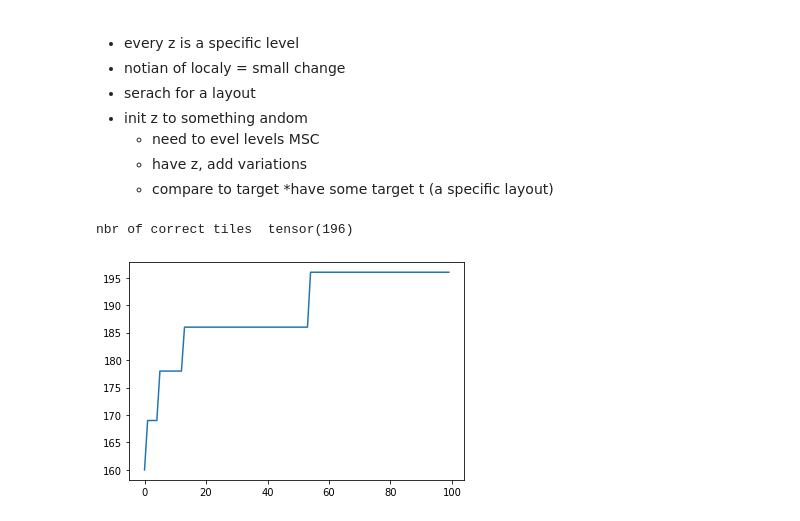
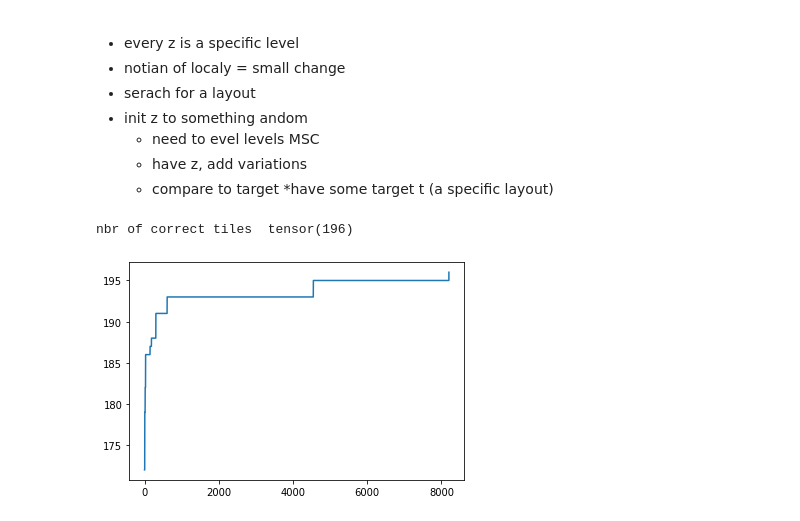
Before and after one commit to MariaRadmer/DeepLearn, a Jupyter notebook: labs/Lab6.ipynb, the cells around one changed output. Cells and saved outputs as stored; diff of their text form; code cells hidden in the pictures.

```diff
--- a/labs/Lab6.ipynb
+++ b/labs/Lab6.ipynb
@@ -114,32 +114,34 @@ def eval(new_levels,target_level):
       evel_best = new_sum
   return evel_best_level,evel_best
 
 def makeNoise(mul,variations):
   return mul * torch.randn((variations, z_dim))
 
 ys = []
 
-for x in range(itr):
+best = 14*14
+
+while best_value< best:
   rand_torch = makeNoise(mul,variations)
   start = vae.decode(rand_torch)
   new_level,eval_value = eval(start,target)
 
   if eval_value > best_value:
     best_value = eval_value
     best_level = new_level
     mul +=0.1
   else:
     mul = random.randrange(-10,10)
   ys.append(best_value)
 
 #print("Target",target)
 #print("Best itr",best_level)
 
 #print("Diff ",(target==best_level).int())
 #print("Sum ",torch.sum((target==best_level).int()))
 # 14x14 = 196
 plt.plot(ys)
 print("nbr of correct tiles ",best_value)
 # %% [output]
 nbr of correct tiles  tensor(196)
-[figure, old version]
+[figure, new version]
```
Also changed, not shown: parts of 1 cell of this notebook, 10 other files.
